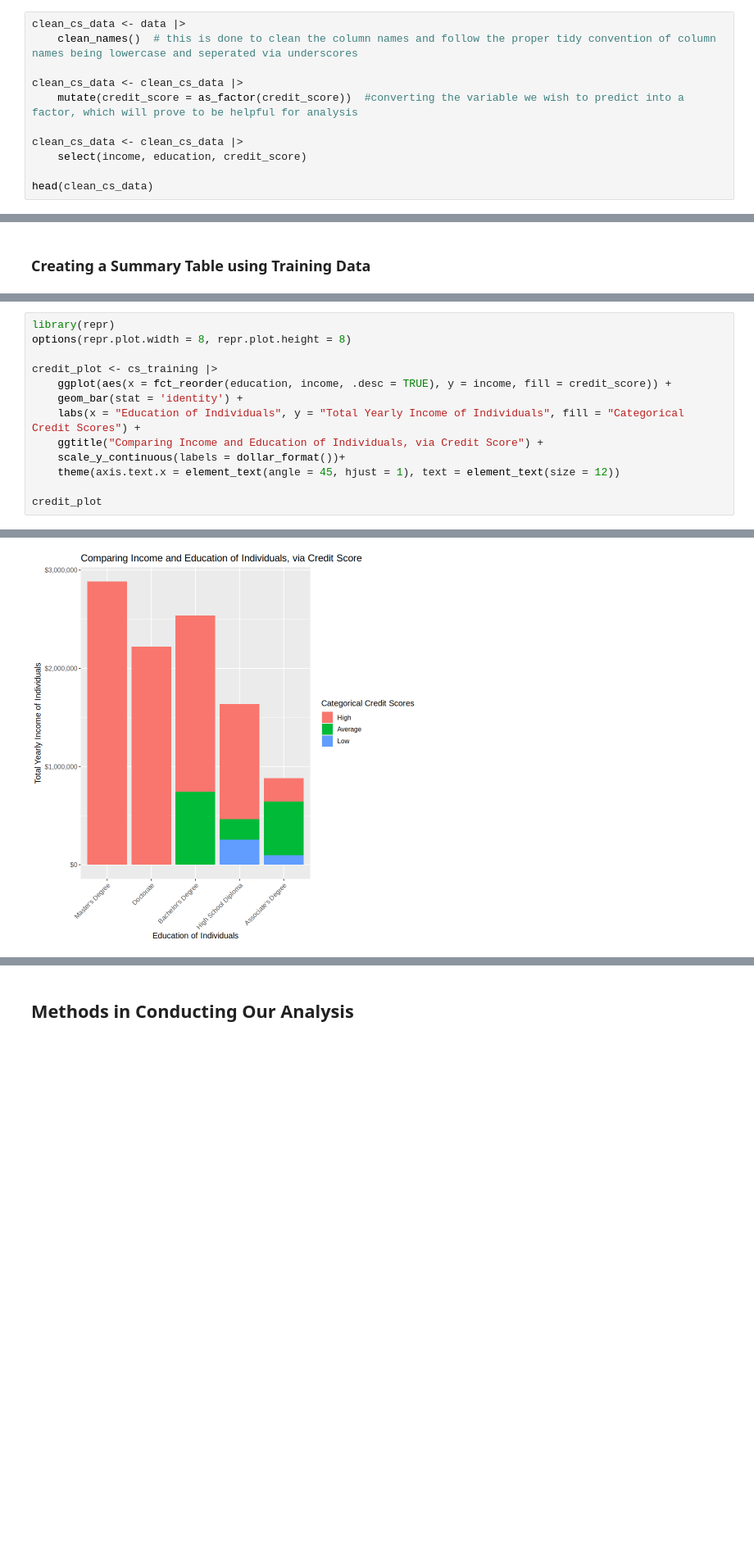
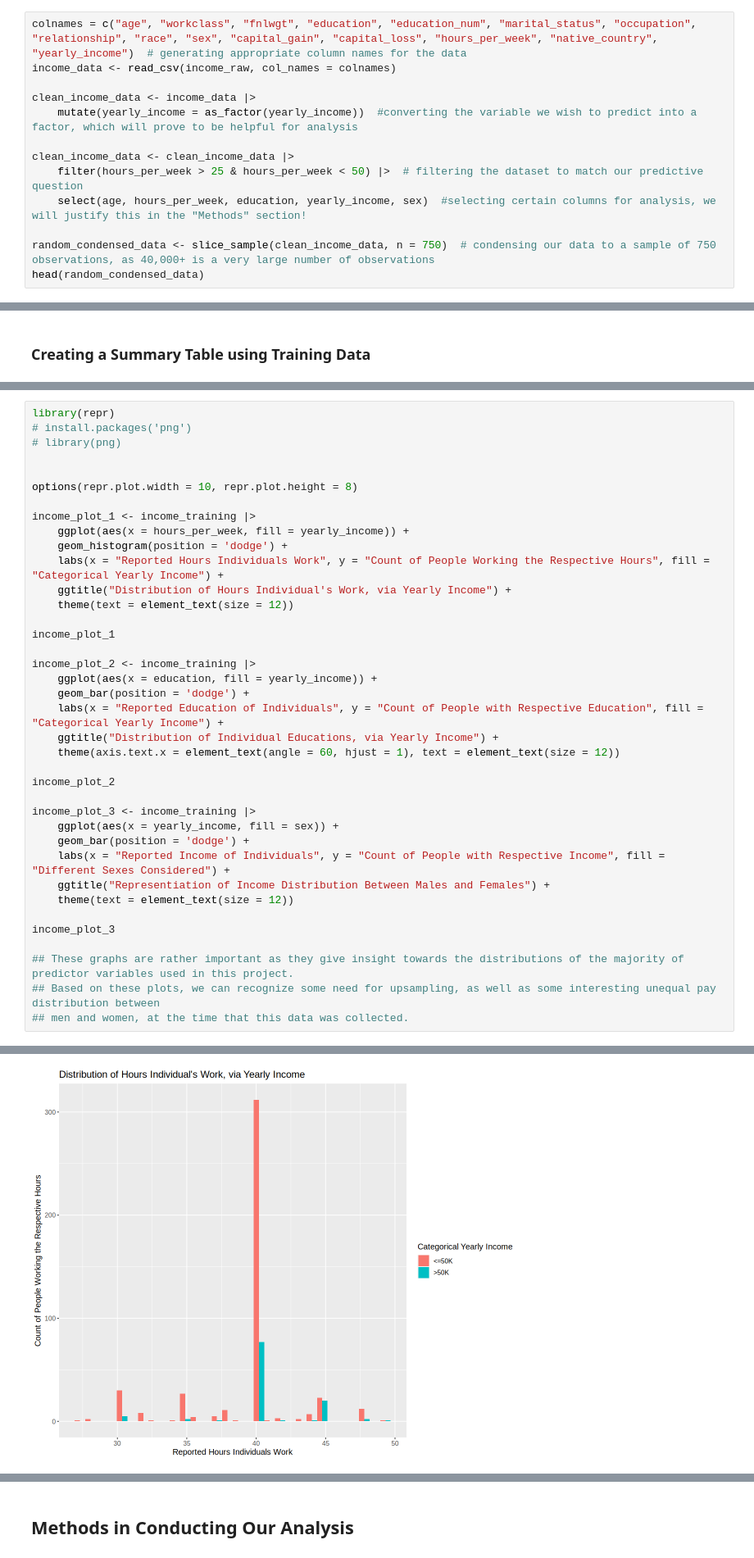
Before and after one commit to aadikanwar/DSCI100_group_project, a Jupyter notebook: group_project_proposal.ipynb, the cells around one changed output, grey strips where cells are left out. Shown at 82% size. Saved outputs shown, nothing was run; the diff lists cells and outputs as text; blank space fills up the shorter version.

```diff
--- a/group_project_proposal.ipynb
+++ b/group_project_proposal.ipynb
@@ -56,14 +42,16 @@ A tibble: 6 × 8
 # %% [markdown]
 ### Cleaning and Wrangling the Data
 # %%
-clean_cs_data <- data |>
-    clean_names()  # this is done to clean the column names and follow the proper tidy convention of column names being lowercase and seperated via underscores
+colnames = c("age", "workclass", "fnlwgt", "education", "education_num", "marital_status", "occupation", "relationship", "race", "sex", "capital_gain", "capital_loss", "hours_per_week", "native_country", "yearly_income")  # generating appropriate column names for the data
+income_data <- read_csv(income_raw, col_names = colnames)
 
-clean_cs_data <- clean_cs_data |>
-    mutate(credit_score = as_factor(credit_score))  #converting the variable we wish to predict into a factor, which will prove to be helpful for analysis
+clean_income_data <- income_data |>
+    mutate(yearly_income = as_factor(yearly_income))  #converting the variable we wish to predict into a factor, which will prove to be helpful for analysis
 
-clean_cs_data <- clean_cs_data |>
-    select(income, education, credit_score)
+clean_income_data <- clean_income_data |>
+    filter(hours_per_week > 25 & hours_per_week < 50) |>  # filtering the dataset to match our predictive question
+    select(age, hours_per_week, education, yearly_income, sex)  #selecting certain columns for analysis, we will justify this in the "Methods" section!
 
-head(clean_cs_data)
+random_condensed_data <- slice_sample(clean_income_data, n = 750)  # condensing our data to a sample of 750 observations, as 40,000+ is a very large number of observations
+head(random_condensed_data)
 # %% [output]
@@ -177,14 +186,39 @@ A tibble: 1 × 1
 # %%
 library(repr)
-options(repr.plot.width = 8, repr.plot.height = 8)
+# install.packages('png')
+# library(png)
 
-credit_plot <- cs_training |>
-    ggplot(aes(x = fct_reorder(education, income, .desc = TRUE), y = income, fill = credit_score)) +
-    geom_bar(stat = 'identity') +
-    labs(x = "Education of Individuals", y = "Total Yearly Income of Individuals", fill = "Categorical Credit Scores") +
-    ggtitle("Comparing Income and Education of Individuals, via Credit Score") +
-    scale_y_continuous(labels = dollar_format())+
-    theme(axis.text.x = element_text(angle = 45, hjust = 1), text = element_text(size = 12))
 
-credit_plot
+options(repr.plot.width = 10, repr.plot.height = 8)
+
+income_plot_1 <- income_training |>
+    ggplot(aes(x = hours_per_week, fill = yearly_income)) +
+    geom_histogram(position = 'dodge') +
+    labs(x = "Reported Hours Individuals Work", y = "Count of People Working the Respective Hours", fill = "Categorical Yearly Income") +
+    ggtitle("Distribution of Hours Individual's Work, via Yearly Income") +
+    theme(text = element_text(size = 12))
+
+income_plot_1
+
+income_plot_2 <- income_training |>
+    ggplot(aes(x = education, fill = yearly_income)) +
+    geom_bar(position = 'dodge') +
+    labs(x = "Reported Education of Individuals", y = "Count of People with Respective Education", fill = "Categorical Yearly Income") +
+    ggtitle("Distribution of Individual Educations, via Yearly Income") +
+    theme(axis.text.x = element_text(angle = 60, hjust = 1), text = element_text(size = 12))
+
+income_plot_2
+
+income_plot_3 <- income_training |>
+    ggplot(aes(x = yearly_income, fill = sex)) +
+    geom_bar(position = 'dodge') +
+    labs(x = "Reported Income of Individuals", y = "Count of People with Respective Income", fill = "Different Sexes Considered") +
+    ggtitle("Representiation of Income Distribution Between Males and Females") +
+    theme(text = element_text(size = 12))
+
+income_plot_3
+
+## These graphs are rather important as they give insight towards the distributions of the majority of predictor variables used in this project.
+## Based on these plots, we can recognize some need for upsampling, as well as some interesting unequal pay distribution between
+## men and women, at the time that this data was collected.
 # %% [output]
@@ -191 +226 @@ credit_plot
-[figure, old version]
+[figure, new version]
```
Also changed, not shown: parts of 11 cells of this notebook.
